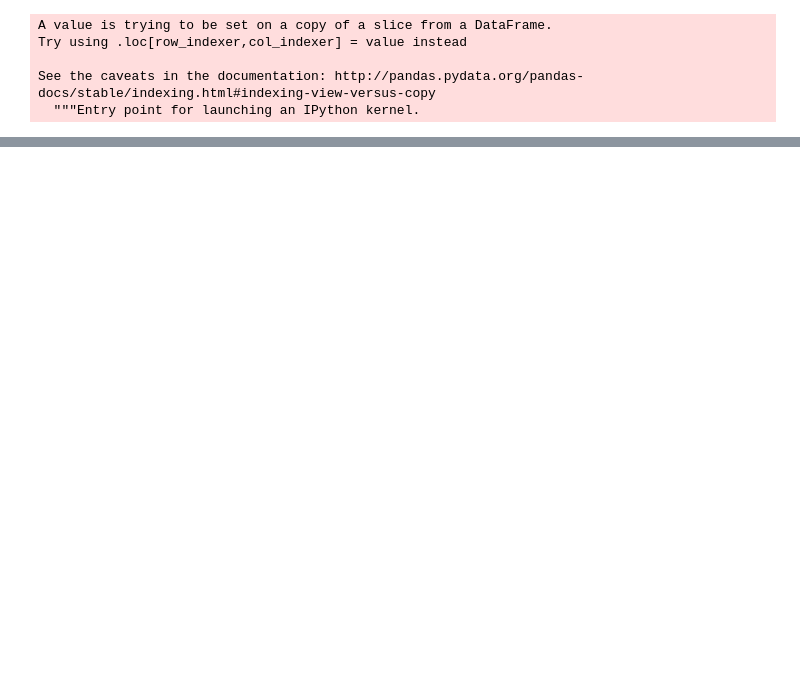
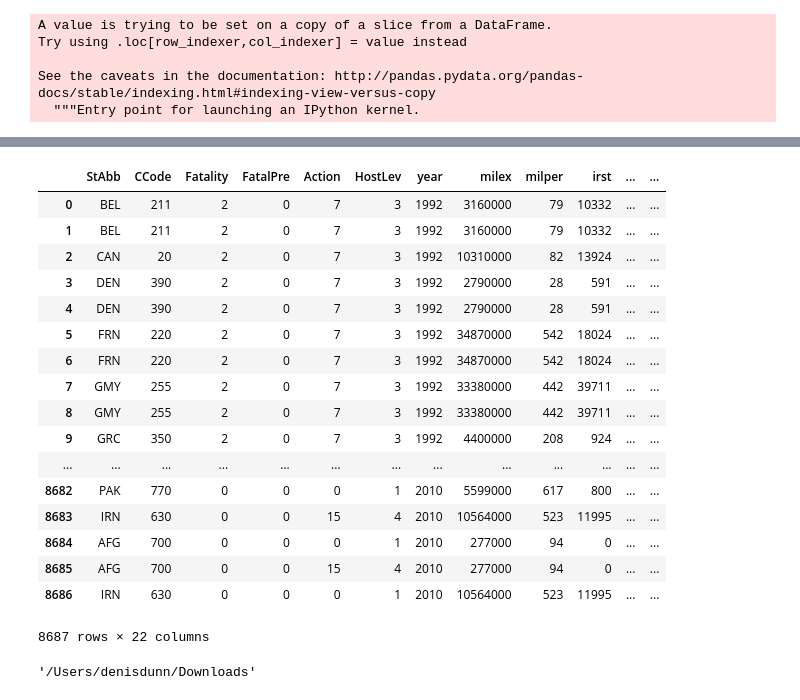
Before and after one commit to denisdunn/conflict_peace, a Jupyter notebook: conflicts_project.ipynb, the cells around one changed output, grey strips where cells are left out. Drawn from its saved outputs; the diff is of its cells as text; code cells hidden in the pictures; blank space fills up the shorter version.

```diff
--- a/conflicts_project.ipynb
+++ b/conflicts_project.ipynb
@@ -158,0 +393,21 @@ tottrade.head()
+# %%
+pd.merge(total,trader,how='left',left_on=['CCode','year'],right_on=['CCode','year'])
+# %% [output]
+|  | StAbb | CCode | Fatality | FatalPre | Action | HostLev | year | milex | milper | irst | ... | ... |
+| 0 | BEL | 211 | 2 | 0 | 7 | 3 | 1992 | 3160000 | 79 | 10332 | ... | ... |
+| 1 | BEL | 211 | 2 | 0 | 7 | 3 | 1992 | 3160000 | 79 | 10332 | ... | ... |
+| 2 | CAN | 20 | 2 | 0 | 7 | 3 | 1992 | 10310000 | 82 | 13924 | ... | ... |
+| 3 | DEN | 390 | 2 | 0 | 7 | 3 | 1992 | 2790000 | 28 | 591 | ... | ... |
+| 4 | DEN | 390 | 2 | 0 | 7 | 3 | 1992 | 2790000 | 28 | 591 | ... | ... |
+| 5 | FRN | 220 | 2 | 0 | 7 | 3 | 1992 | 34870000 | 542 | 18024 | ... | ... |
+| 6 | FRN | 220 | 2 | 0 | 7 | 3 | 1992 | 34870000 | 542 | 18024 | ... | ... |
+| 7 | GMY | 255 | 2 | 0 | 7 | 3 | 1992 | 33380000 | 442 | 39711 | ... | ... |
+| 8 | GMY | 255 | 2 | 0 | 7 | 3 | 1992 | 33380000 | 442 | 39711 | ... | ... |
+| 9 | GRC | 350 | 2 | 0 | 7 | 3 | 1992 | 4400000 | 208 | 924 | ... | ... |
+| ... | ... | ... | ... | ... | ... | ... | ... | ... | ... | ... | ... | ... |
+| 8682 | PAK | 770 | 0 | 0 | 0 | 1 | 2010 | 5599000 | 617 | 800 | ... | ... |
+| 8683 | IRN | 630 | 0 | 0 | 15 | 4 | 2010 | 10564000 | 523 | 11995 | ... | ... |
+| 8684 | AFG | 700 | 0 | 0 | 0 | 1 | 2010 | 277000 | 94 | 0 | ... | ... |
+| 8685 | AFG | 700 | 0 | 0 | 15 | 4 | 2010 | 277000 | 94 | 0 | ... | ... |
+| 8686 | IRN | 630 | 0 | 0 | 0 | 1 | 2010 | 10564000 | 523 | 11995 | ... | ... |
+8687 rows × 22 columns
@@ -158,0 +418,4 @@ tottrade.head()
+# %%
+pwd
+# %% [output]
+'/Users/denisdunn/Downloads'
```
Also changed, not shown: parts of 115 cells of this notebook.
